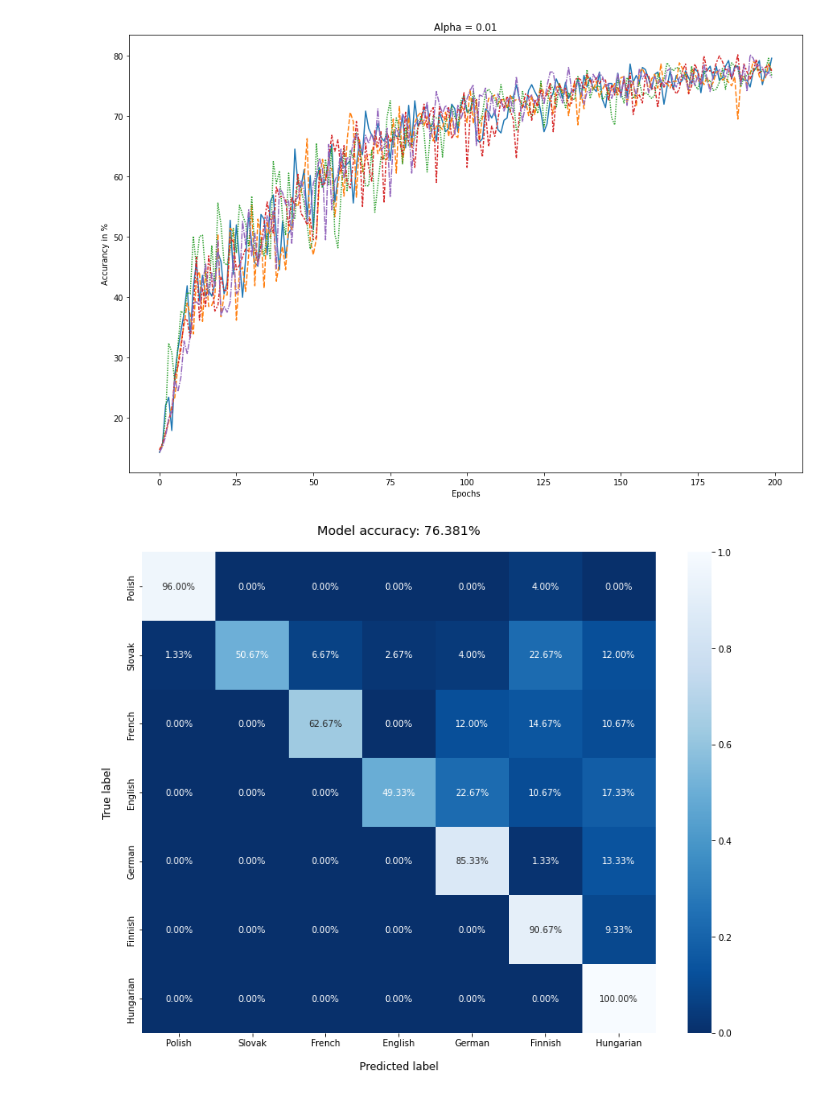
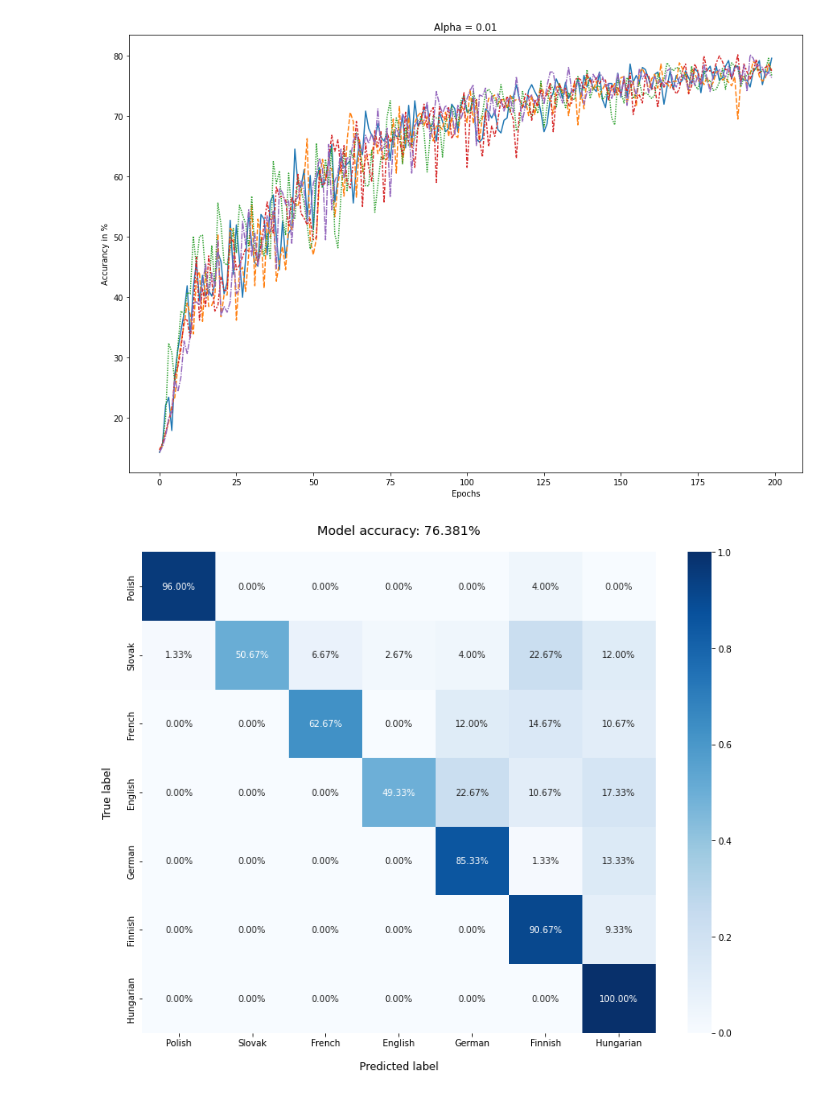
Before and after one commit to wojtekolesinski/ml-models, a Jupyter notebook: neural_network/neural_network.ipynb, the cells around one changed output. Drawn from its saved outputs; the diff is of its cells as text; code cells hidden in the pictures.

```diff
--- a/neural_network/neural_network.ipynb
+++ b/neural_network/neural_network.ipynb
@@ -160,25 +160,25 @@ plt.show()
 # %%
 from sklearn.metrics import confusion_matrix, accuracy_score
 
 best_network = networks[np.argmax(results.iloc[-1, :])]
 
 y_true = test_expected_values
 y_predicted = [nn.predict(x) for x in test_data]
 
 cm = confusion_matrix(y_true, y_predicted, normalize='true')
 acc = accuracy_score(y_true, y_predicted)
 
 cmdf = pd.DataFrame(cm)
 cmdf.columns = languages
 cmdf.index = languages
 
 fig, ax = plt.subplots()
 fig.set_size_inches(13, 10)
-sns.heatmap(cmdf, annot=True,
-                fmt='.2%', cmap='Blues_r', ax=ax)
+sns.heatmap(cmdf, annot=True, fmt='.2%', cmap='Blues', ax=ax)
 plt.title(f'Model accuracy: {acc:.3%}', fontsize='x-large', y=1.025)
 plt.xlabel('Predicted label', fontsize='large', labelpad=15)
 plt.ylabel('True label', fontsize='large', labelpad=15)
+plt.savefig('figures/confusion-matrix.jpg')
 plt.show()
 # %% [output]
-[figure, old version]
+[figure, new version]
```
Also changed, not shown: 1 other file.
